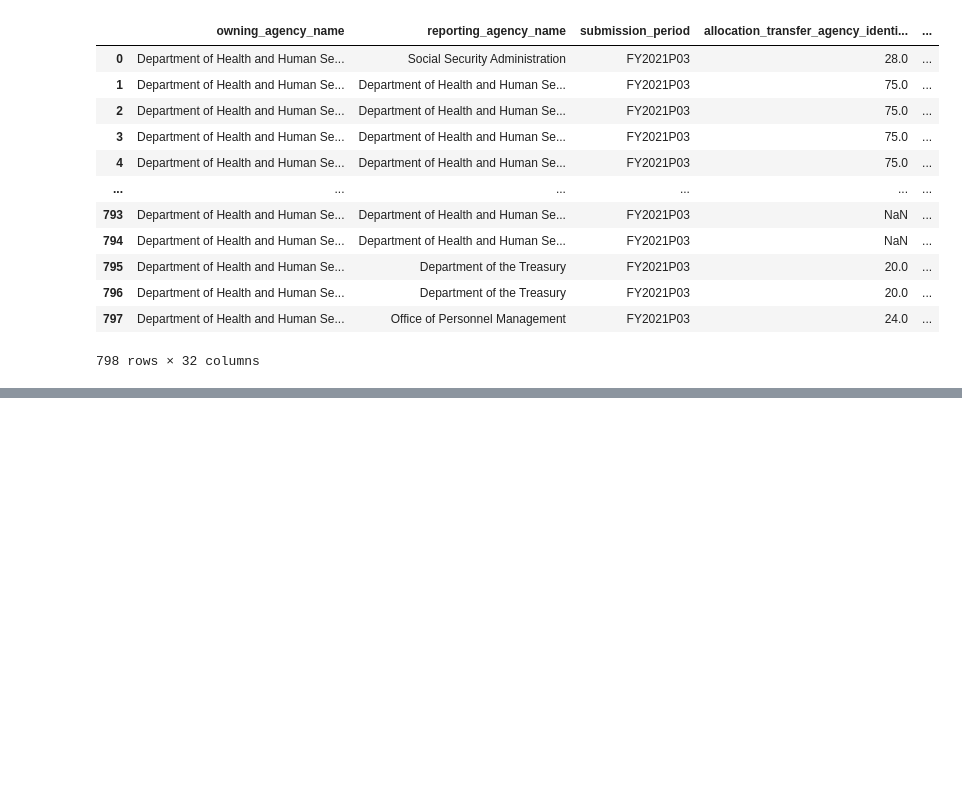
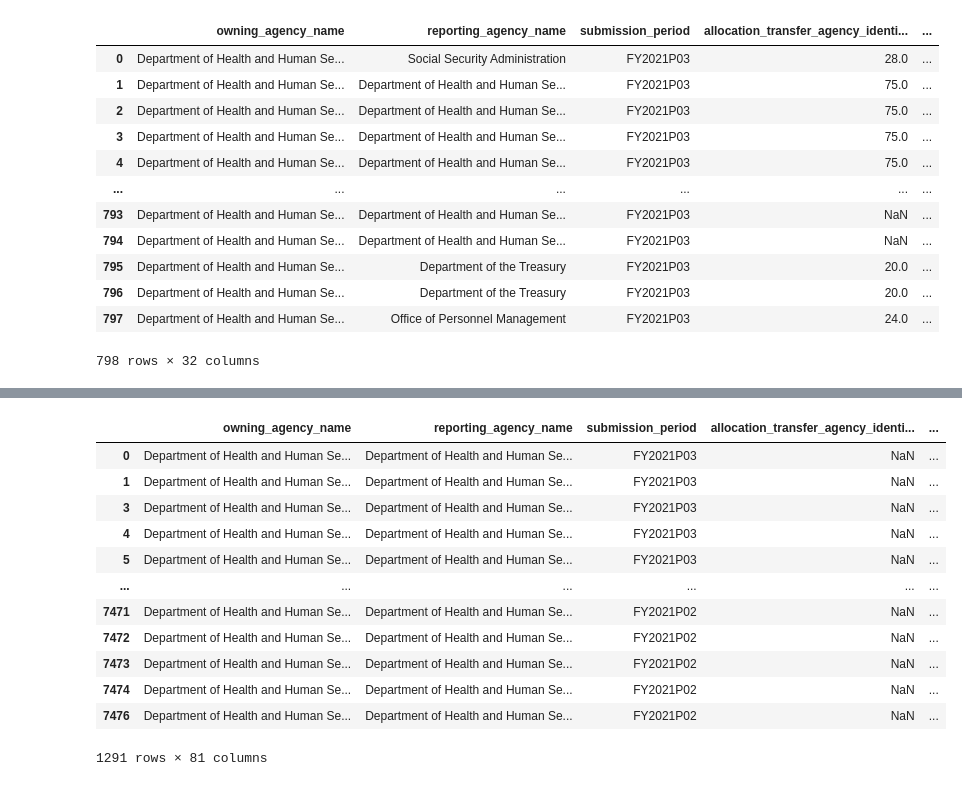
Before and after one commit to uno-sebastian/covid-19-state-spending, a Jupyter notebook: us_spending.ipynb, the cells around one changed output, grey strips where cells are left out. Saved outputs shown, nothing was run; the diff lists cells and outputs as text; code cells hidden in the pictures; blank space fills up the shorter version.

```diff
--- a/us_spending.ipynb
+++ b/us_spending.ipynb
@@ -48,0 +62,17 @@ dataframes[0]
+# %%
+covid_frame = dataframes[1].loc[dataframes[1]["national_interest_action"] == "COVID-19 2020"]
+covid_frame
+# %% [output]
+|  | owning_agency_name | reporting_agency_name | submission_period | allocation_transfer_agency_identi... | ... |
+| 0 | Department of Health and Human Se... | Department of Health and Human Se... | FY2021P03 | NaN | ... |
+| 1 | Department of Health and Human Se... | Department of Health and Human Se... | FY2021P03 | NaN | ... |
+| 3 | Department of Health and Human Se... | Department of Health and Human Se... | FY2021P03 | NaN | ... |
+| 4 | Department of Health and Human Se... | Department of Health and Human Se... | FY2021P03 | NaN | ... |
+| 5 | Department of Health and Human Se... | Department of Health and Human Se... | FY2021P03 | NaN | ... |
+| ... | ... | ... | ... | ... | ... |
+| 7471 | Department of Health and Human Se... | Department of Health and Human Se... | FY2021P02 | NaN | ... |
+| 7472 | Department of Health and Human Se... | Department of Health and Human Se... | FY2021P02 | NaN | ... |
+| 7473 | Department of Health and Human Se... | Department of Health and Human Se... | FY2021P02 | NaN | ... |
+| 7474 | Department of Health and Human Se... | Department of Health and Human Se... | FY2021P02 | NaN | ... |
+| 7476 | Department of Health and Human Se... | Department of Health and Human Se... | FY2021P02 | NaN | ... |
+1291 rows × 81 columns
```
Also changed, not shown: parts of 3 cells of this notebook, 1 other file.
